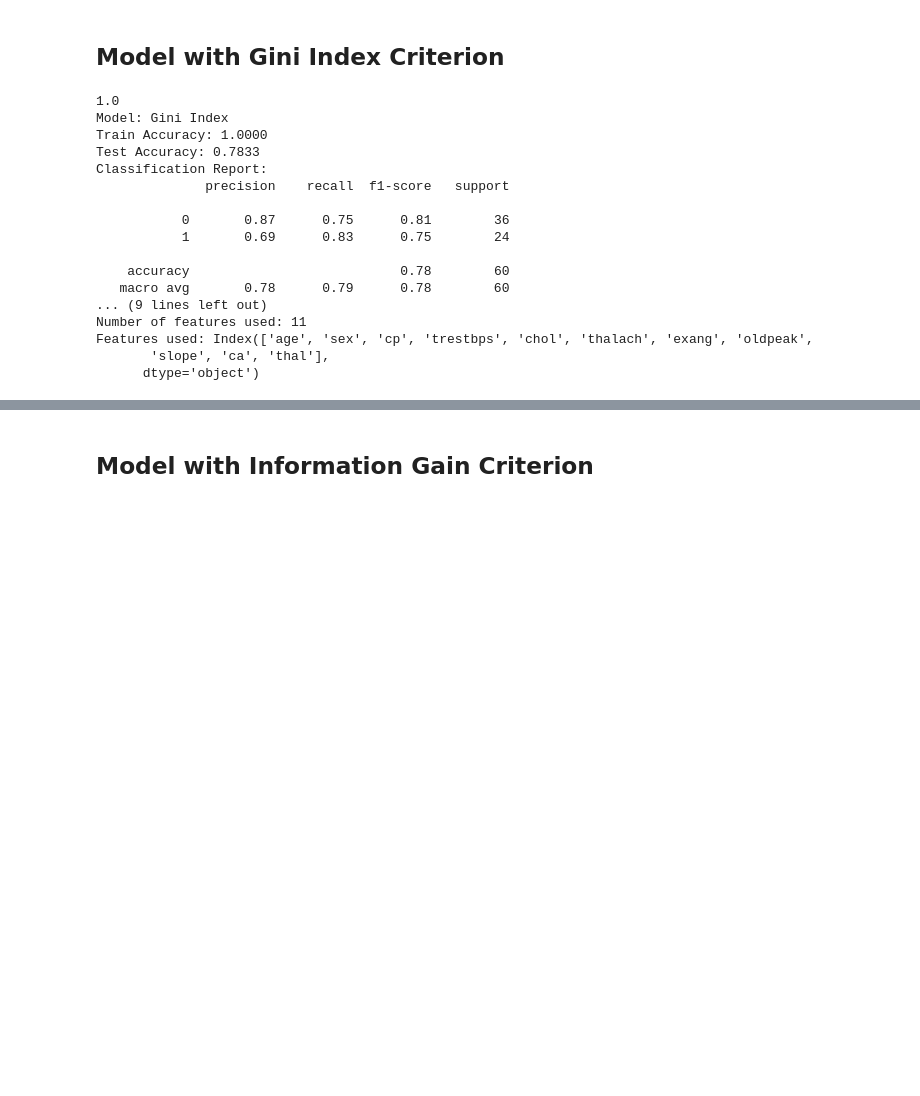
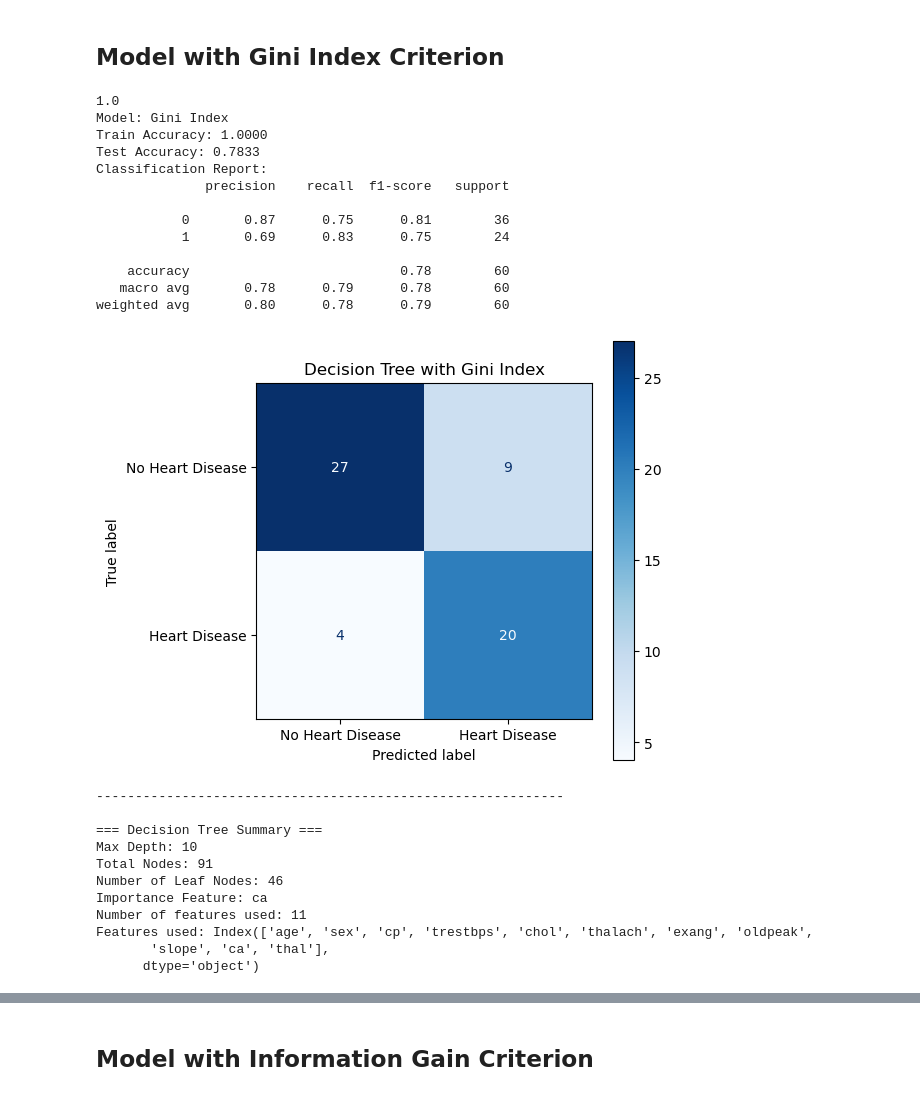
Before and after one commit to virakden/decision-tree-ranfor, a Jupyter notebook: decision-tree.ipynb, the cells around one changed output, grey strips where cells are left out. Saved outputs shown, nothing was run; the diff lists cells and outputs as text; code cells hidden in the pictures; blank space fills up the shorter version.

Commit message:
add Confusion Matric

```diff
--- a/decision-tree.ipynb
+++ b/decision-tree.ipynb
@@ -188,8 +188,9 @@ depth_str = str(max_depth) if max_depth is not None else "none"
 # %%
 # evaluation function
 model_performance = {}
+confusion_matrix_dist = {}
 
-def evaluate(model, model_name, X_test, y_test):
+def evaluate(model, model_name, X_test, y_test, title):
     y_pred = model.predict(X_test)
 
     train_acc = model.score(X_train, y_train)
@@ -202,11 +203,23 @@ def evaluate(model, model_name, X_test, y_test):
         'classification_report': class_report
     }
 
+    cm = confusion_matrix(y_test, y_pred)
+
+    confusion_matrix_dist[title] = cm
+    disp = ConfusionMatrixDisplay(confusion_matrix=cm, display_labels=labels)
+
     print(f"Model: {model_name}")
     print(f"Train Accuracy: {train_acc:.4f}")
     print(f"Test Accuracy: {test_acc:.4f}")
     print("Classification Report:")
     print(classification_report(y_test, y_pred))
+
+    fig, ax = plt.subplots(figsize=(6, 5))
+    disp.plot(cmap=plt.cm.Blues, ax=ax, values_format='d')
+    ax.set_title(title)
+    plt.grid(False)
+    plt.tight_layout()
+    plt.show()
     print("-" * 60)
 # %%
 feature_names = X.columns
@@ -269,32 +282,40 @@ def visualizeModel(model, folder):
 # %%
 dt_gini = DecisionTreeClassifier(criterion='gini', max_depth=max_depth, random_state=random_state)
 dt_gini.fit(X_train, y_train)
 
 print(dt_gini.score(X_train, y_train))
 
-evaluate(dt_gini, "Gini Index", X_test, y_test)
+evaluate(dt_gini, "Gini Index", X_test, y_test, "Decision Tree with Gini Index")
 
 tree_summary(dt_gini, "dt_gini")
 
 visualizeModel(dt_gini, "dt_gini")
 # %% [output]
 1.0
 Model: Gini Index
 Train Accuracy: 1.0000
 Test Accuracy: 0.7833
 Classification Report:
               precision    recall  f1-score   support
 
            0       0.87      0.75      0.81        36
            1       0.69      0.83      0.75        24
 
     accuracy                           0.78        60
    macro avg       0.78      0.79      0.78        60
-... (9 lines left out)
-Number of features used: 11
-Features used: Index(['age', 'sex', 'cp', 'trestbps', 'chol', 'thalach', 'exang', 'oldpeak',
-       'slope', 'ca', 'thal'],
-      dtype='object')
+weighted avg       0.80      0.78      0.79        60
+[figure, added]
+------------------------------------------------------------
+
+=== Decision Tree Summary ===
+Max Depth: 10
+Total Nodes: 91
+Number of Leaf Nodes: 46
+Importance Feature: ca
+Number of features used: 11
+Features used: Index(['age', 'sex', 'cp', 'trestbps', 'chol', 'thalach', 'exang', 'oldpeak',
+       'slope', 'ca', 'thal'],
+      dtype='object')
 [drawing not drawn]
 # %% [markdown]
 ## Model with Information Gain Criterion
```
Also changed, not shown: parts of 10 cells of this notebook, 8 other files.
